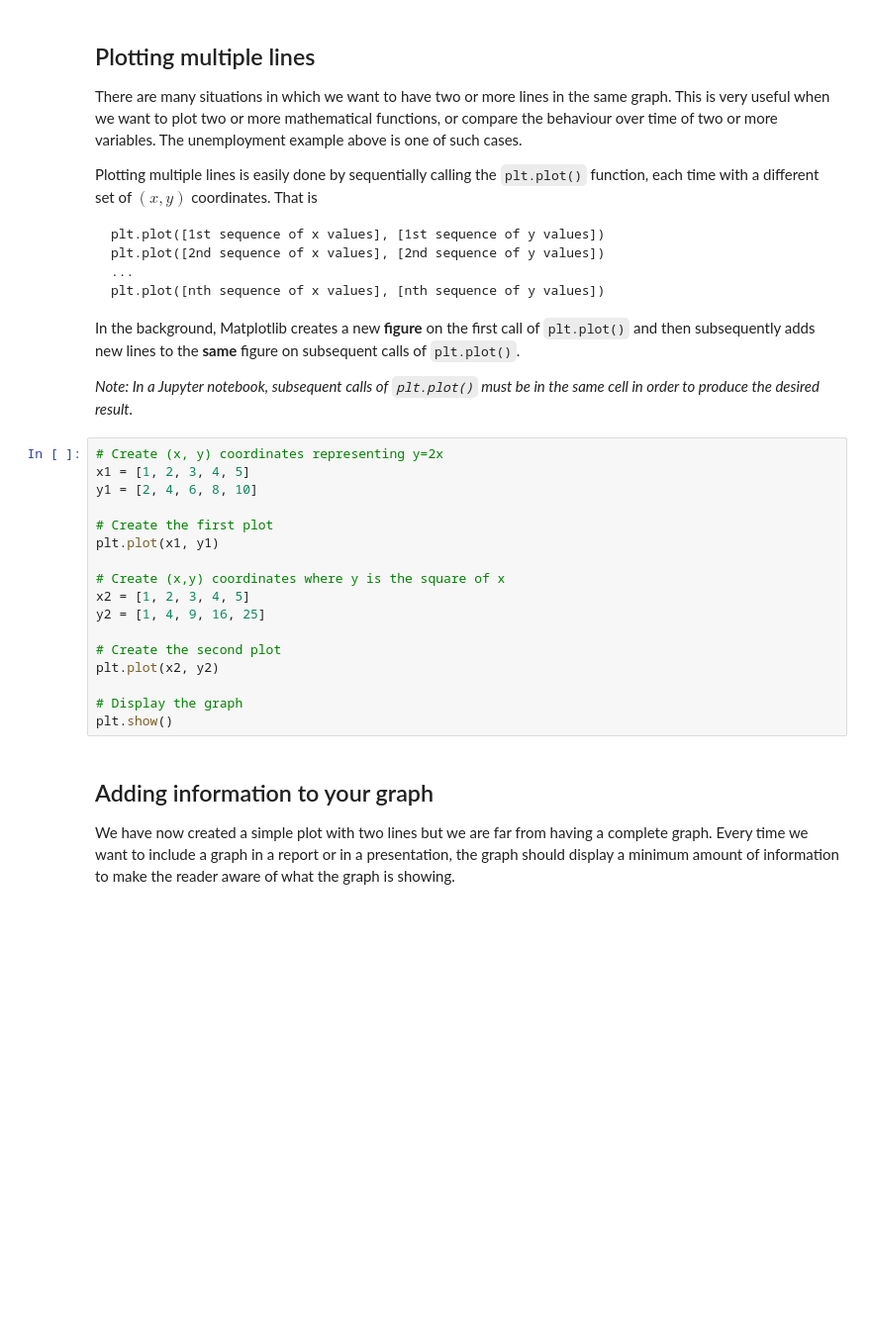
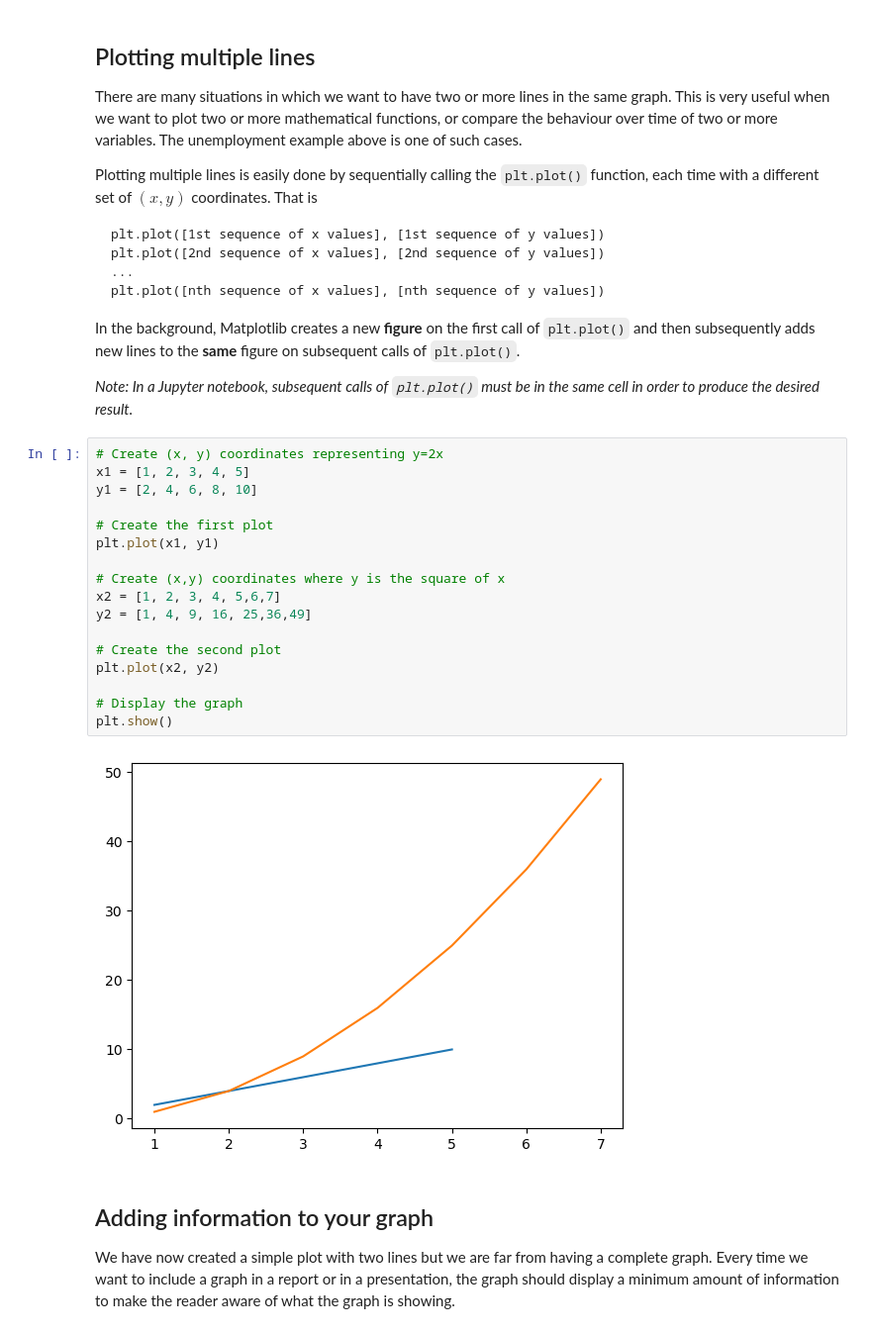
Before and after one commit to xtawfnhdx/ZiRuPythonWork, a Jupyter notebook: Part11/852L1-DataCoding-Lecture10.ipynb, the cells around one changed output. Shown at 99% size. Drawn from its saved outputs; the diff is of its cells as text; blank space fills up the shorter version.

```diff
--- a/Part11/852L1-DataCoding-Lecture10.ipynb
+++ b/Part11/852L1-DataCoding-Lecture10.ipynb
@@ -140,20 +160,22 @@
 # %%
 # Create (x, y) coordinates representing y=2x
 x1 = [1, 2, 3, 4, 5]
 y1 = [2, 4, 6, 8, 10]
 
 # Create the first plot
 plt.plot(x1, y1)
 
 # Create (x,y) coordinates where y is the square of x
-x2 = [1, 2, 3, 4, 5]
-y2 = [1, 4, 9, 16, 25]
+x2 = [1, 2, 3, 4, 5,6,7]
+y2 = [1, 4, 9, 16, 25,36,49]
 
 # Create the second plot
 plt.plot(x2, y2)
 
 # Display the graph
 plt.show()
+# %% [output]
+[figure, added]
 # %% [markdown]
 ## Adding information to your graph
 
```
Also changed, not shown: parts of 14 cells of this notebook, 14 other files.
